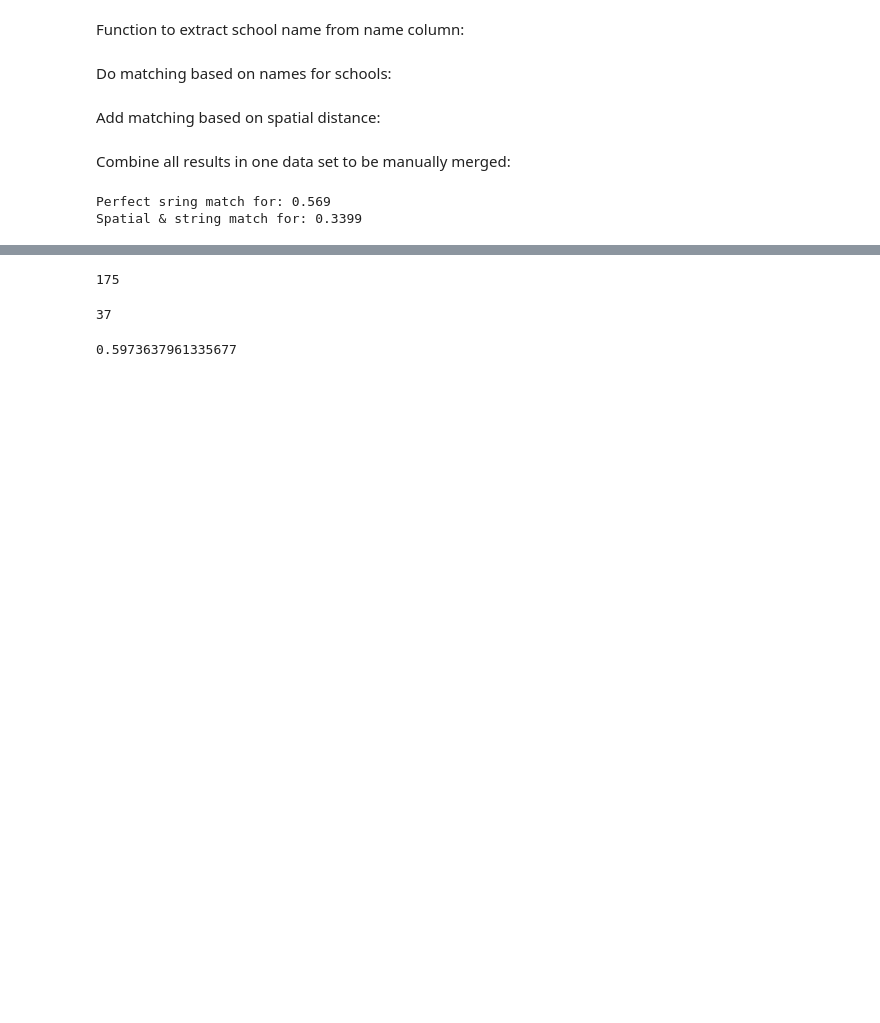
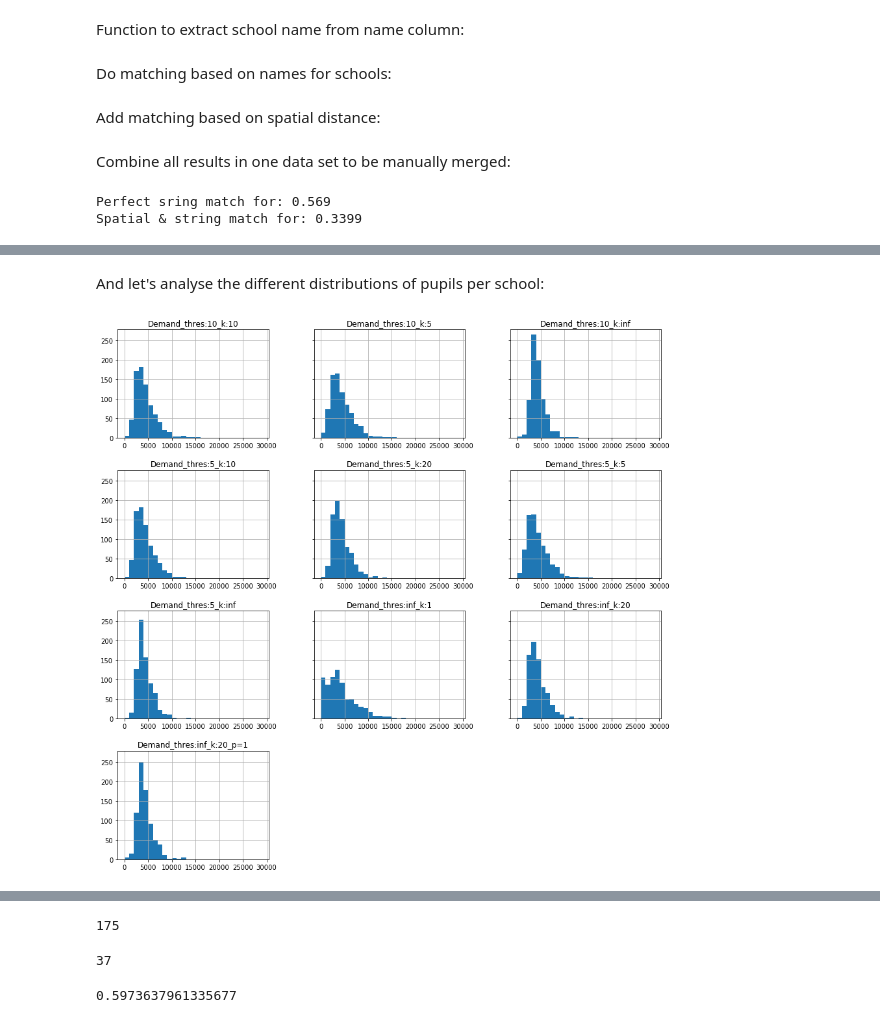
Before and after one commit to sfthies/Manila_seismic_risk, a Jupyter notebook: Main.ipynb, the cells around one changed output, grey strips where cells are left out. Cells and saved outputs as stored; diff of their text form; code cells hidden in the pictures; blank space fills up the shorter version.

```diff
--- a/Main.ipynb
+++ b/Main.ipynb
@@ -315,0 +516,3 @@ Spatial & string match for: 0.3399
+# %%
+# Generate a copied school data set:
+mani_sch_p_demand = mani_sch_p.loc[:,['objectid', 'schoolname', 'division', 'district', 'geometry']].copy()
@@ -315,0 +628,7 @@ Spatial & string match for: 0.3399
+# %% [markdown]
+And let's analyse the different distributions of pupils per school:
+# %%
+mani_sch_p_demand.iloc[:,-10:].hist(bins = np.arange(0,30000,1000), figsize = (15,15), sharey = True)
+plt.show()
+# %% [output]
+[figure, added]
```
Also changed, not shown: parts of 67 cells of this notebook.
